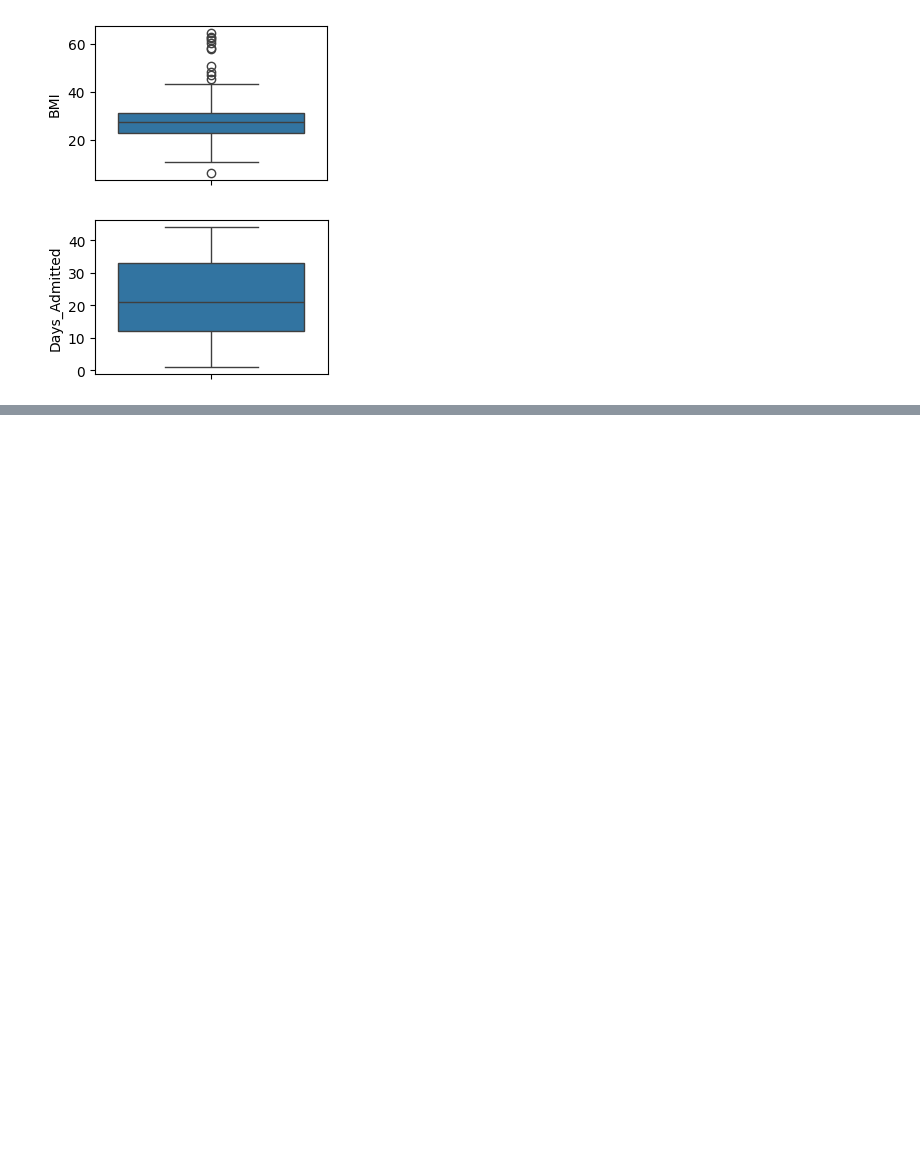
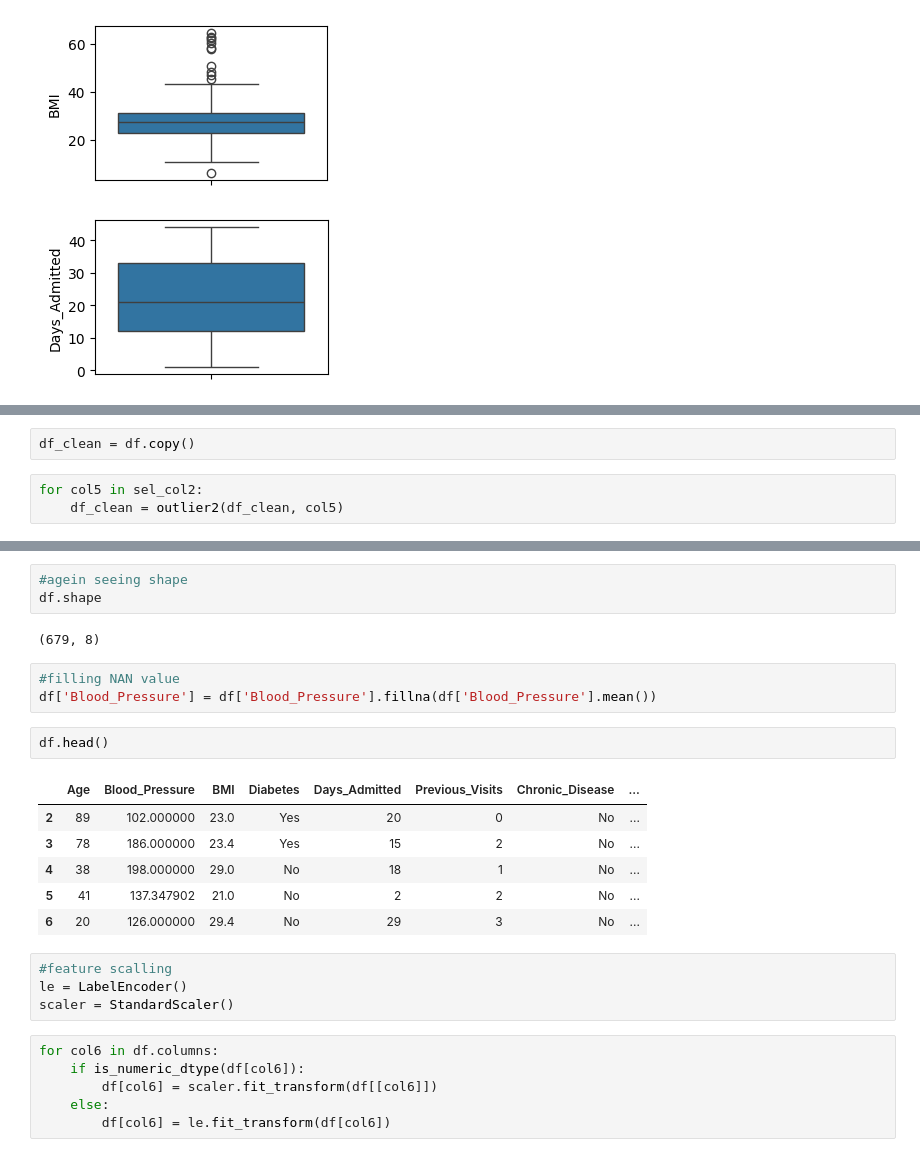
Before and after one commit to Md-Maruf-1727/Machine-Learning-Algorithms, a Jupyter notebook: Decision Tree/Hospital Patient Readmission model/code.ipynb, the cells around one changed output, grey strips where cells are left out. Saved outputs shown, nothing was run; the diff lists cells and outputs as text; blank space fills up the shorter version.

```diff
--- a/Decision Tree/Hospital Patient Readmission model/code.ipynb
+++ b/Decision Tree/Hospital Patient Readmission model/code.ipynb
@@ -180,0 +201,5 @@ outlier_df
+# %%
+df_clean = df.copy()
+# %%
+for col5 in sel_col2:
+    df_clean = outlier2(df_clean, col5)
@@ -180,0 +249,27 @@ outlier_df
+# %%
+#agein seeing shape
+df.shape
+# %% [output]
+(679, 8)
+# %%
+#filling NAN value
+df['Blood_Pressure'] = df['Blood_Pressure'].fillna(df['Blood_Pressure'].mean())
+# %%
+df.head()
+# %% [output]
+|  | Age | Blood_Pressure | BMI | Diabetes | Days_Admitted | Previous_Visits | Chronic_Disease | ... |
+| 2 | 89 | 102.000000 | 23.0 | Yes | 20 | 0 | No | ... |
+| 3 | 78 | 186.000000 | 23.4 | Yes | 15 | 2 | No | ... |
+| 4 | 38 | 198.000000 | 29.0 | No | 18 | 1 | No | ... |
+| 5 | 41 | 137.347902 | 21.0 | No | 2 | 2 | No | ... |
+| 6 | 20 | 126.000000 | 29.4 | No | 29 | 3 | No | ... |
+# %%
+#feature scalling
+le = LabelEncoder()
+scaler = StandardScaler()
+# %%
+for col6 in df.columns:
+    if is_numeric_dtype(df[col6]):
+        df[col6] = scaler.fit_transform(df[[col6]])
+    else:
+        df[col6] = le.fit_transform(df[col6])
```
Also changed, not shown: parts of 36 cells of this notebook.
